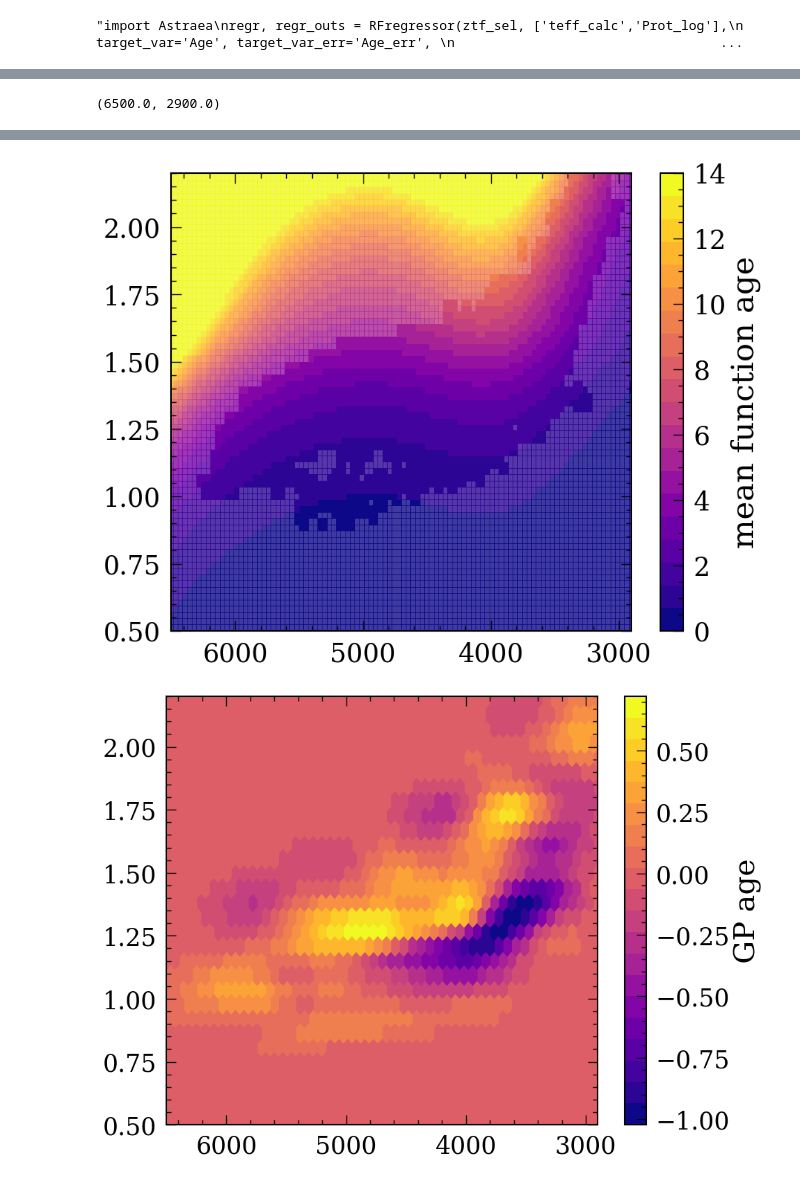
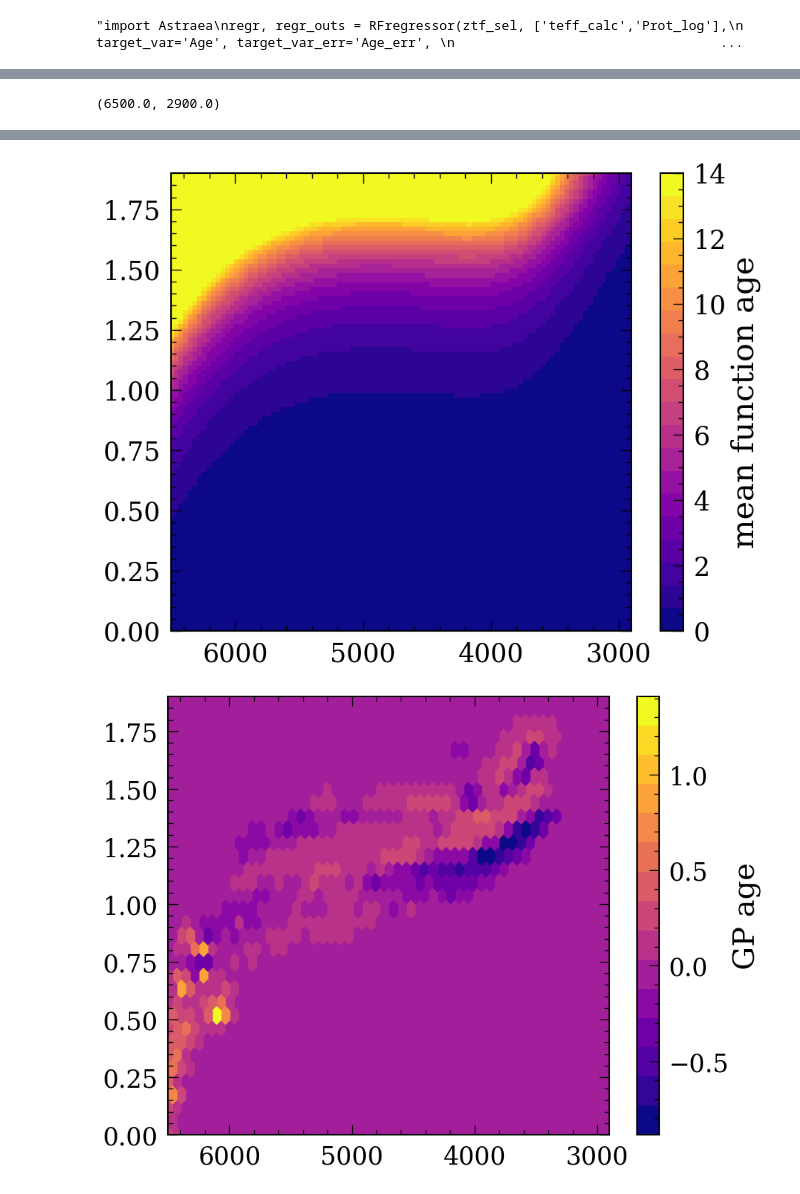
Before and after one commit to lyx12311/GP_gyro, a Jupyter notebook: GP_fit.ipynb, the cells around one changed output, grey strips where cells are left out. Saved outputs shown, nothing was run; the diff lists cells and outputs as text; code cells hidden in the pictures.

```diff
--- a/GP_fit.ipynb
+++ b/GP_fit.ipynb
@@ -450,7 +561,7 @@ ztf_pick['cluster'] = 0
 print(len(ztf_pick))
 ztf_pick = ztf_pick.dropna(subset=['teff_calc','Prot_log','Age','Age_err'])
 
-ztf_pick['Age_err'] = ztf_pick['Age_err']+1
+ztf_pick['Age_err'] = ztf_pick['Age_err']+1.
 ztf_sel = ztf_pick.reset_index(drop=True)
 print(len(ztf_pick))
 # %% [output]
@@ -481,8 +592,17 @@ print(len(ztf_sel))"""
 "import Astraea\nregr, regr_outs = RFregressor(ztf_sel, ['teff_calc','Prot_log'],\n                                      target_var='Age', target_var_err='Age_err', \n                                  ...
 # %%
 print(len(ztf_sel))
-oc['Age_err'] = [max([i*0.1, 0.1]) for i in oc['Age']]
+ageerrs = oc['AGE_err'].values/1000
+m = (oc['Age']>1)&(oc['teff_calc']<6000)
+ageerrs[m] = np.array([max([i*0.1, 0.5]) for i in oc['Age']])[m]
+oc['Age_err'] = ageerrs
+
 ztf_sel = pd.concat([ztf_sel, oc]).dropna(subset=['teff_calc','Prot_log','Age','Age_err'])
-ztf_sel = ztf_sel.loc[~((ztf_sel['cluster']==1)&(ztf_sel['teff_calc']>5500))]
+#ztf_sel = ztf_sel.loc[~((ztf_sel['cluster']==1)&(ztf_sel['teff_calc']>5500))]
 print(len(ztf_sel))
+#ztf_sel = ztf_sel.loc[~((ztf_sel['Prot_log']>1.7)&(ztf_sel['Age']<4)&(ztf_sel['teff_calc']>3300))]
+#ztf_sel = ztf_sel.loc[~((ztf_sel['Prot_log']>1.8)&(ztf_sel['teff_calc']>4100))]
+#ztf_sel = ztf_sel.loc[ztf_sel['teff_calc']>3300]
+
+print(len(ztf_sel))
 # %% [output]
@@ -522,7 +646,7 @@ plt.plot(oc['teff_calc'][m], oc['Prot_log'][m], 'ro')
 # %%
 # prediction grid
 x_grid = np.linspace(2900, 6500, 100)
-y_grid = np.linspace(0, 2.3, 100)
+y_grid = np.linspace(min(protgrid), max(protgrid), 100)
 
 x_, y_ = np.meshgrid(x_grid, y_grid)
 y_true = np.zeros((len(y_grid),len(x_grid)))
@@ -637,22 +782,22 @@ axes[0].set_ylim([0.5,2.5])
 # %%
 plt.figure(figsize=(10,8))
+plt.pcolor(x_mask, y_mask, y_pred_mask, vmin=0, vmax=14,
+          cmap=plt.get_cmap('plasma',20))
+plt.gca().invert_xaxis()
+plt.colorbar(label='age')
+
+plt.ylim([min(protgrid), max(protgrid)])
+
+
+plt.figure(figsize=(10,8))
+plt.pcolor(x_, y_, y_pred, vmin=0, vmax=14,
+          cmap=plt.get_cmap('plasma',20),alpha=0.8)
 plt.pcolor(x_mask, y_mask, y_pred_mask, vmin=0, vmax=14,
           cmap=plt.get_cmap('plasma', 20))
 plt.gca().invert_xaxis()
 plt.colorbar(label='age')
 
-plt.ylim([0.5,2.2])
-
-
-plt.figure(figsize=(10,8))
-plt.pcolor(x_, y_, y_pred, vmin=0, vmax=14,
-          cmap=plt.get_cmap('plasma', 20), alpha=0.8)
-plt.pcolor(x_mask, y_mask, y_pred_mask, vmin=0, vmax=14,
-          cmap=plt.get_cmap('plasma', 20))
-plt.gca().invert_xaxis()
-plt.colorbar(label='age')
-
-plt.ylim([0.5,2.2])
+plt.ylim([min(protgrid), max(protgrid)])
 
 
 
@@ -667,24 +812,24 @@ std = np.sqrt(cond.variance)
 plt.figure(figsize=(10,8))
 plt.pcolor(x_, y_, jax.vmap(uncorr_gp.mean_function)(X_pred).reshape(y_true.shape),
            vmin=0, vmax=14,
-          cmap=plt.get_cmap('plasma', 20), alpha=0.8)
+          cmap=plt.get_cmap('plasma',20))
 
-plt.pcolor(x_, y_, y_mean_mask,
-           vmin=0, vmax=14,
-          cmap=plt.get_cmap('plasma', 20))
+"""plt.pcolor(x_, y_, y_mean_mask,
+           vmin=0.7, vmax=14,
+          cmap=plt.get_cmap('plasma', 15))"""
 plt.gca().invert_xaxis()
 plt.colorbar(label='mean function age')
-plt.ylim([0.5,2.2])
+plt.ylim([min(protgrid), max(protgrid)])
 plt.xlim([6500, 2900])
 
 plt.figure(figsize=(10,8))
 
 plt.hexbin(X_pred[:,0], X_pred[:,1], C=mu, extent=(2900, 6500, 0, 2.3),
            gridsize=(50,20),
-           cmap=plt.get_cmap('plasma', 20))
+           cmap=plt.get_cmap('plasma',15))
 plt.gca().invert_xaxis()
 plt.colorbar(label='GP age')
-plt.ylim([0.5,2.2])
+plt.ylim([min(protgrid), max(protgrid)])
 plt.xlim([6500, 2900])
 # %% [output]
 (6500.0, 2900.0)
@@ -693,2 +838,2 @@ plt.xlim([6500, 2900])
-[figure, old version]
+[figure, new version]
-[figure, old version]
+[figure, new version]
```
Also changed, not shown: parts of 43 cells of this notebook.
